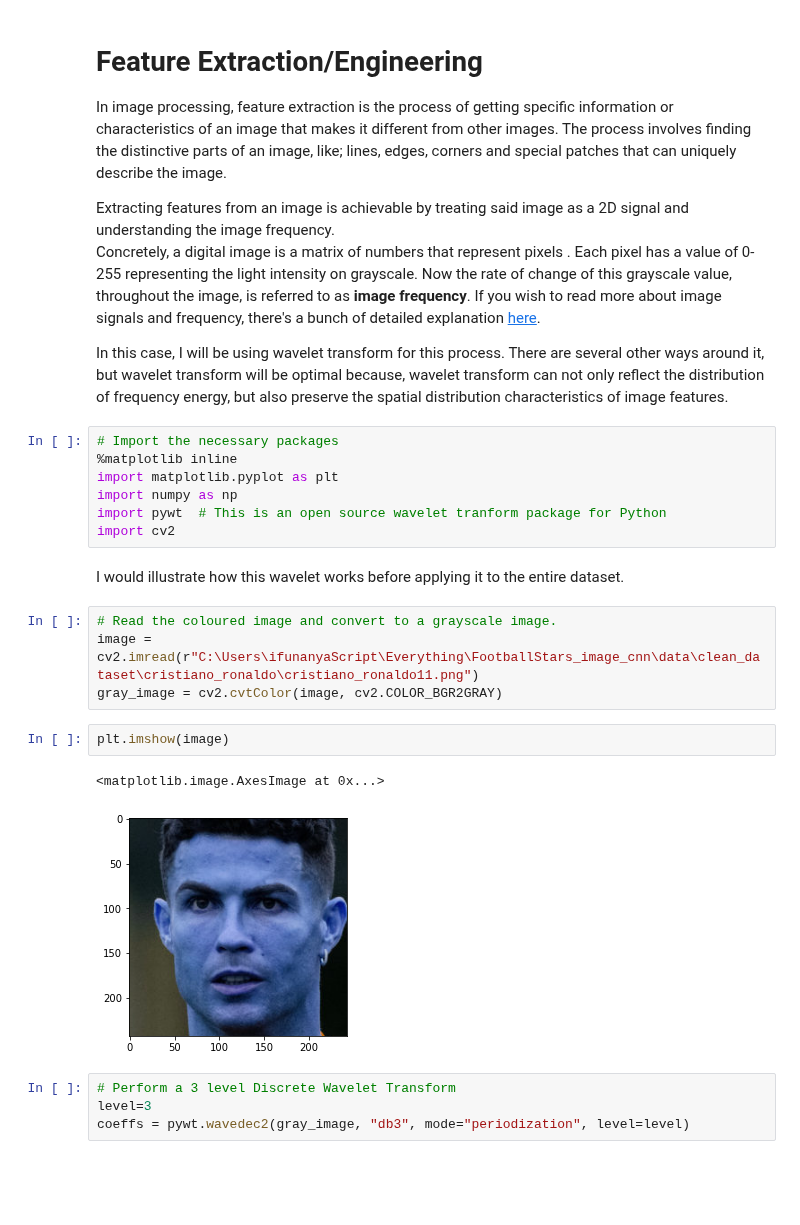
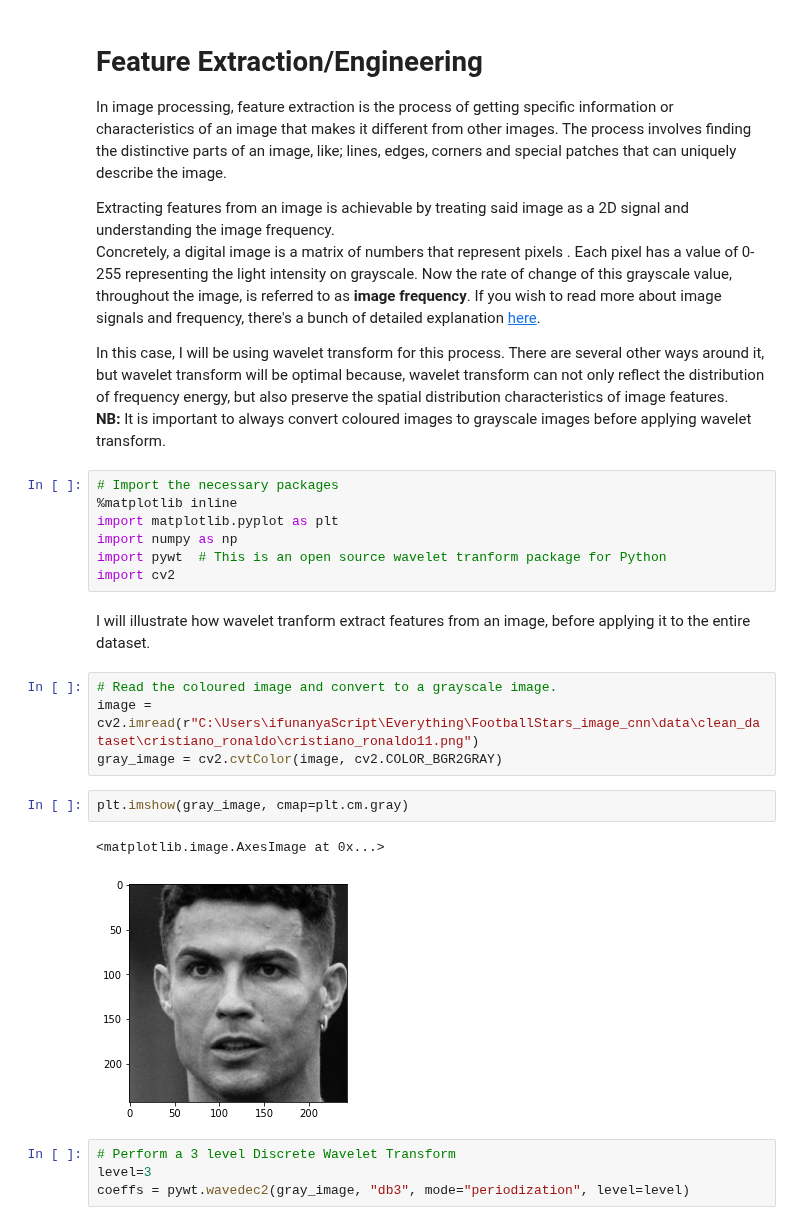
Before and after one commit to ifunanyaScript/FootballStars-image-classification, a Jupyter notebook: notebooks/feature_engineering.ipynb, the cells around one changed output. Cells and saved outputs as stored; diff of their text form; blank space fills up the shorter version.

```diff
--- a/notebooks/feature_engineering.ipynb
+++ b/notebooks/feature_engineering.ipynb
@@ -6,6 +6,7 @@ Extracting features from an image is achievable by treating said image as a 2D s
 Concretely, a digital image is a matrix of numbers that represent pixels . Each pixel has a value of 0-255 representing the light intensity on grayscale. Now the rate of change of this grayscale value, throughout the image, is referred to as **image frequency**. If you wish to read more about image signals and frequency, there's a bunch of detailed explanation [here](https://www.quora.com/What-are-frequencies-in-images-Better-if-explained-with-an-example).
 
 In this case, I will be using wavelet transform for this process. There are several other ways around it, but wavelet transform will be optimal because, wavelet transform can not only reflect the distribution of frequency energy, but also preserve the spatial distribution characteristics of image features.
+**NB:** It is important to always convert coloured images to grayscale images before applying wavelet transform.
 # %%
 # Import the necessary packages
 %matplotlib inline
@@ -13,17 +14,17 @@ import matplotlib.pyplot as plt
 import numpy as np
 import pywt  # This is an open source wavelet tranform package for Python
 import cv2
-# %% [markdown]
-I would illustrate how this wavelet works before applying it to the entire dataset.
+# %% [markdown]
+I will illustrate how wavelet tranform extract features from an image, before applying it to the entire dataset.
 # %%
 # Read the coloured image and convert to a grayscale image.
 image = cv2.imread(r"C:\Users\ifunanyaScript\Everything\FootballStars_image_cnn\data\clean_dataset\cristiano_ronaldo\cristiano_ronaldo11.png")
 gray_image = cv2.cvtColor(image, cv2.COLOR_BGR2GRAY)
 # %%
-plt.imshow(image)
+plt.imshow(gray_image, cmap=plt.cm.gray)
 # %% [output]
 <matplotlib.image.AxesImage at 0x...>
-[figure, old version]
+[figure, new version]
 # %%
 # Perform a 3 level Discrete Wavelet Transform
 level=3
```
